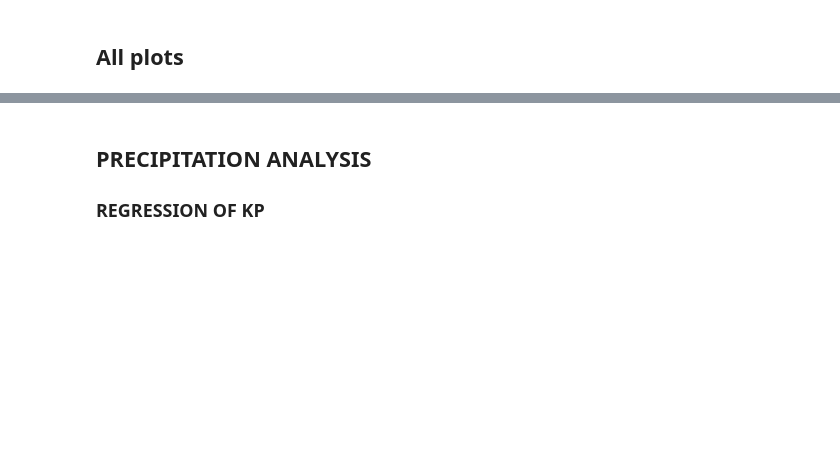
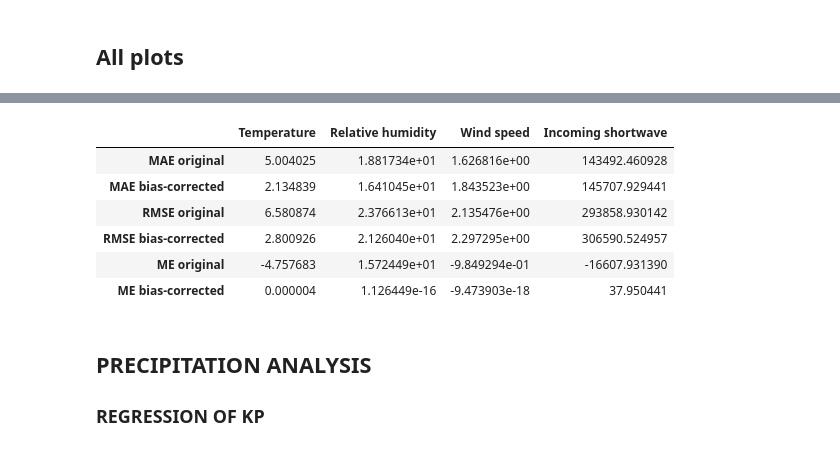
Before and after one commit to clairevwilson/PyGEM-EB, a Jupyter notebook: figs_climate.ipynb, the cells around one changed output, grey strips where cells are left out. Cells and saved outputs as stored; diff of their text form; code cells hidden in the pictures; blank space fills up the shorter version.

```diff
--- a/figs_climate.ipynb
+++ b/figs_climate.ipynb
@@ -334,3 +342,11 @@ plt.show()
+# %%
+MAE_SWin_before = np.mean(np.abs(y_SWin - X_SWin))
+ME_SWin_before = np.mean(y_SWin - X_SWin)
+RMSE_SWin_before = np.sqrt(np.mean(np.square(y_SWin - X_SWin)))
+y_adj_SWin = np.interp(y_SWin, sorted, mapping)
+MAE_SWin_after = np.mean(np.abs(y_adj_SWin - X_SWin))
+ME_SWin_after = np.mean(y_adj_SWin - X_SWin)
+RMSE_SWin_after = np.sqrt(np.mean(np.square(y_adj_SWin - X_SWin)))
 # %%
 # df = pd.read_csv(fn_nunatak.replace('ALL','ALL_TIMEPROBLEM'), index_col = 'local_time')
 # df.index = pd.to_datetime(df.index)
@@ -467,3 +484,11 @@ plt.show()
+# %%
+MAE_wind_before = np.mean(np.abs(y_wind - X_wind))
+ME_wind_before = np.mean(y_wind - X_wind)
+RMSE_wind_before = np.sqrt(np.mean(np.square(y_wind - X_wind)))
+y_adj_wind = np.interp(y_wind, sorted, mapping)
+MAE_wind_after = np.mean(np.abs(y_adj_wind - X_wind))
+ME_wind_after = np.mean(y_adj_wind - X_wind)
+RMSE_wind_after = np.sqrt(np.mean(np.square(y_adj_wind - X_wind)))
 # %% [markdown]
 ### RELATIVE HUMIDITY
 # %%
@@ -513,2 +540,10 @@ plt.show()
+# %%
+MAE_rh_before = np.mean(np.abs(y_rh - X_rh))
+ME_rh_before = np.mean(y_rh - X_rh)
+RMSE_rh_before = np.sqrt(np.mean(np.square(y_rh - X_rh)))
+y_adj_rh = np.interp(y_rh, sorted, mapping)
+MAE_rh_after = np.mean(np.abs(y_adj_rh - X_rh))
+ME_rh_after = np.mean(y_adj_rh - X_rh)
+RMSE_rh_after = np.sqrt(np.mean(np.square(y_adj_rh - X_rh)))
 # %% [markdown]
 ## All plots
@@ -587,3 +652,22 @@ plt.show()
+# %%
+MAE_befores = [MAE_temp_before, MAE_rh_before, MAE_wind_before, MAE_SWin_before]
+MAE_afters = [MAE_temp_after, MAE_rh_after, MAE_wind_after, MAE_SWin_after]
+ME_befores = [ME_temp_before, ME_rh_before, ME_wind_before, ME_SWin_before]
+ME_afters = [ME_temp_after, ME_rh_after, ME_wind_after, ME_SWin_after]
+RMSE_befores = [RMSE_temp_before, RMSE_rh_before, RMSE_wind_before, RMSE_SWin_before]
+RMSE_afters = [RMSE_temp_after, RMSE_rh_after, RMSE_wind_after, RMSE_SWin_after]
+fig, (ax1,ax2,ax3) = plt.subplots(1,3)
+all = np.array([MAE_befores, MAE_afters, RMSE_befores, RMSE_afters, ME_befores, ME_afters])
+df = pd.DataFrame(all, index=['MAE original','MAE bias-corrected','RMSE original', 'RMSE bias-corrected','ME original','ME bias-corrected'],columns=['Temperature','Relative humidity','Wind speed','Incoming shortwave'])
+df
+# %% [output]
+|  | Temperature | Relative humidity | Wind speed | Incoming shortwave |
+| MAE original | 5.004025 | 1.881734e+01 | 1.626816e+00 | 143492.460928 |
+| MAE bias-corrected | 2.134839 | 1.641045e+01 | 1.843523e+00 | 145707.929441 |
+| RMSE original | 6.580874 | 2.376613e+01 | 2.135476e+00 | 293858.930142 |
+| RMSE bias-corrected | 2.800926 | 2.126040e+01 | 2.297295e+00 | 306590.524957 |
+| ME original | -4.757683 | 1.572449e+01 | -9.849294e-01 | -16607.931390 |
+| ME bias-corrected | 0.000004 | 1.126449e-16 | -9.473903e-18 | 37.950441 |
 # %% [markdown]
 ## PRECIPITATION ANALYSIS
 ### REGRESSION OF KP
```
Also changed, not shown: parts of 10 cells of this notebook, 14 other files.
